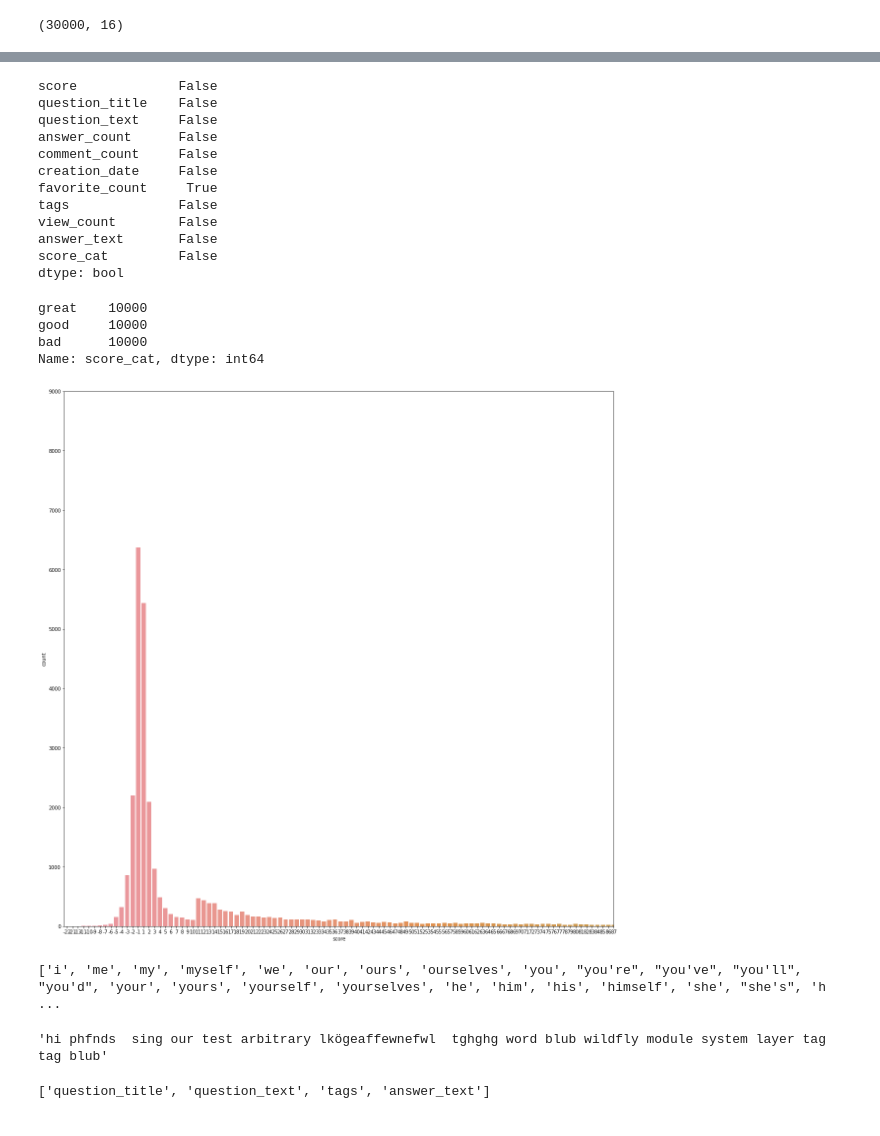
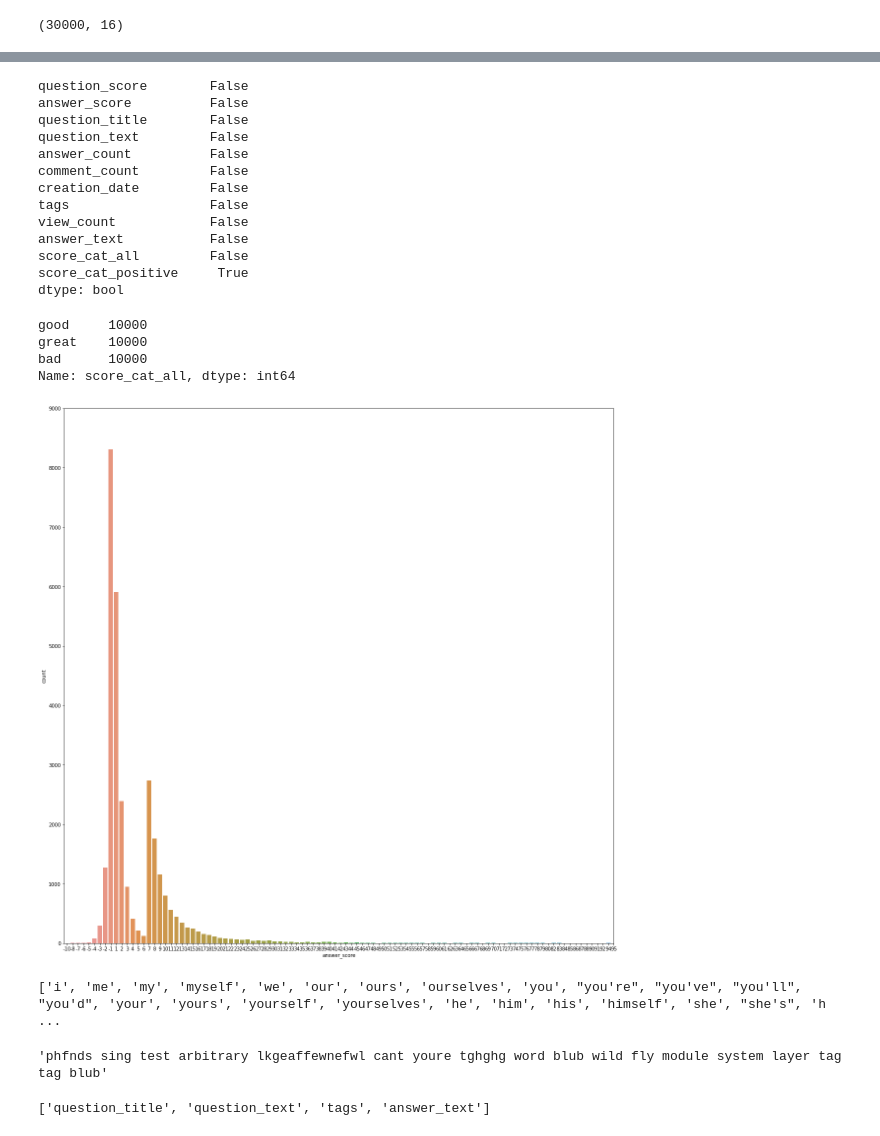
Before and after one commit to HDMax93/FrauenLoop_NLP_Project_2020, a Jupyter notebook: src/data_manipulation/preprocessing.ipynb, the cells around one changed output, grey strips where cells are left out. Drawn from its saved outputs; the diff is of its cells as text; code cells hidden in the pictures.

Commit message:
Adjusted preprocessing function to remove whitespaces and split on capital letters

```diff
--- a/src/data_manipulation/preprocessing.ipynb
+++ b/src/data_manipulation/preprocessing.ipynb
@@ -39,13 +45,6 @@ import seaborn as sns
 
 base_path = Path("__file__").parent
 
-full_path = (base_path / "../../data/raw/stackoverflow_raw_sample.csv").resolve()
+full_path = (base_path / "../../data/raw/stackoverflow_raw_finalsample_all.csv").resolve()
 
 stackoverflow = pd.read_csv(os.path.join(full_path))
-# %%
-### Read in binary dataset
-
-base_path = Path("__file__").parent
-full_path = (base_path / "../data/raw/stackoverflow_raw_sample_binary.csv").resolve()
-
-stackoverflow = pd.read_csv(os.path.join(full_path))
@@ -69,7 +66,7 @@ stackoverflow.head()
 # %%
 ### Drop any columns from dataframe not holding useful information
 
-stackoverflow = stackoverflow.drop(columns=['Unnamed: 0', 'Unnamed: 0.1', 'Unnamed: 0.1.1', 'question_id', 'question_id_check'])
+stackoverflow = stackoverflow.drop(columns=['Unnamed: 0', 'Unnamed: 0.1', 'question_id', 'question_id_check'])
 # %%
 ### Print out variable types for overview
 
@@ -98,39 +96,36 @@ memory usage: 2.5+ MB
 
 stackoverflow.isna().any()
 # %% [output]
-score             False
-question_title    False
-question_text     False
-answer_count      False
-comment_count     False
-creation_date     False
-favorite_count     True
-tags              False
-view_count        False
-answer_text       False
-score_cat         False
+question_score        False
+answer_score          False
+question_title        False
+question_text         False
+answer_count          False
+comment_count         False
+creation_date         False
+tags                  False
+view_count            False
+answer_text           False
+score_cat_all         False
+score_cat_positive     True
 dtype: bool
-# %%
-### Drop "favorite_count" as it will not be used in analysis
-
-stackoverflow = stackoverflow.drop(['favorite_count'] , axis=1)
 # %%
-stackoverflow.score_cat.value_counts()
+stackoverflow.score_cat_all.value_counts()
 # %% [output]
+good     10000
 great    10000
-good     10000
 bad      10000
-Name: score_cat, dtype: int64
+Name: score_cat_all, dtype: int64
 # %%
 #### Histogram of distribution of outcome column "score"
 
 f, ax = plt.subplots(figsize=(20,20))
-sns.countplot(x='score', data=stackoverflow)
+sns.countplot(x='answer_score', data=stackoverflow)
 plt.xlim(None, 100)
 plt.ylim(0, 9000)
 plt.show()
 # %% [output]
-[figure, old version]
+[figure, new version]
 # %%
 ### Cleaning the text
 
@@ -179,6 +179,9 @@ punctuation = ['&', '%', '§', '/', '(', ')', '0', '1', '2', '3', '4', '5', '6',
 ### Write tailored preprocessing function to remove specific strings, code, stopwords and punctuation and to lemmatize words
 
 def preprocessor(text_column):
+    ### Split text on capital letters
+    text_column = ' '.join(re.findall('[a-zA-Z][^A-Z]*', text_column))
+    ### Remove code snippets
     text_column = re.sub(r'<code>.*?</code>', ' ', text_column.lower())
     text_column = re.sub(r'<.*?>', ' ', text_column)
     text_column = re.sub(r'[( )]', ' ', text_column)
@@ -186,8 +189,10 @@ def preprocessor(text_column):
     text_column = " ".join(text_column.split("."))
     ### Removing backslash connecting words
     text_column = " ".join(text_column.split("\\"))
-    ### Removing vertical slash connecting words
-    text_column = " ".join(text_column.split("|"))
+    ### Replace symbols defined in regex by a space
+    text_column = replace_by_space_re.sub(' ', text_column)
+    ### Delete symbols defined in regex from text
+    text_column = bad_symbols_re.sub('', text_column)
     ### Remove stopwords from sentences
     text_column = [w for w in text_column.split() if w not in stopwords]
     text_column = ' '.join(text_column)
@@ -198,15 +203,15 @@ def preprocessor(text_column):
     text_column = lemmatize_sentence(text_column)
     ### Replace occurrences of single alphabet characters
     text_column = re.sub(r"\b[a-zA-Z]\b", "", text_column)
+    ### Remove unnecessary white spaces
+    text_column = ' '.join(text_column.split())
     return text_column
 
-example_sentence = "<p> ´´HI myself 3945p0hfnds <p> n, <code> grnkgljhkge </code>I am singing. 'our' (testing) arbitrary & d lkögeaf_fewnefwl& can't c you're again tghghg.words.blub wildfly\modules\system\layers |tags|some more tags|blub"
+example_sentence = "<p> ´´HI myself 3945p0hfnds <p> n, <code> grnkgljhkge </code>I am singing. 'our' (testing)   '  arbitrary & d lkögeaf_fewnefwl& can't c you're again tghghg.words.blub wild@fly\modules\system\\layers |tags|some more tags|blub"
 
 preprocessor(example_sentence)
-
-### TO DO: figure out how to remove unnecessary whitespace and quotation marks
 # %% [output]
-'hi phfnds  sing our test arbitrary lkögeaffewnefwl  tghghg word blub wildfly module system layer tag tag blub'
+'phfnds sing test arbitrary lkgeaffewnefwl cant youre tghghg word blub wild fly module system layer tag tag blub'
 # %%
 ### Separating target and text columns
 
```
Also changed, not shown: parts of 12 cells of this notebook.
